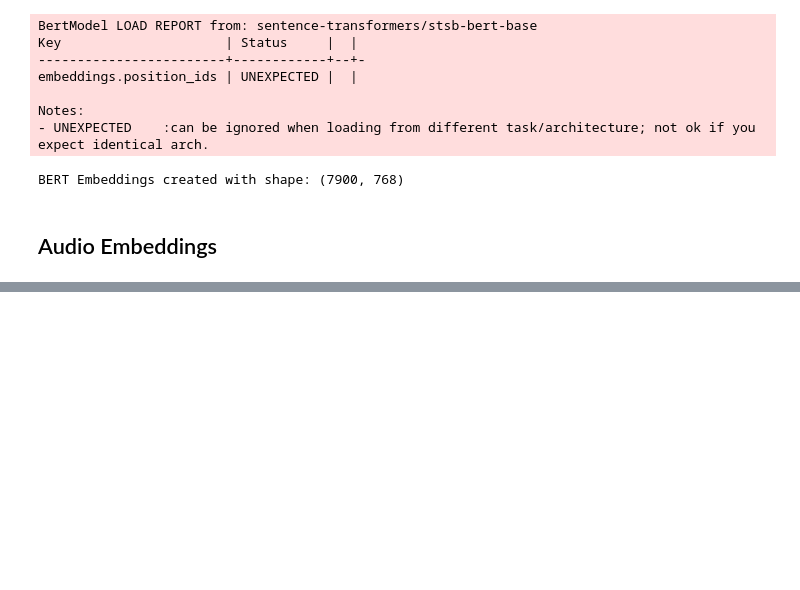
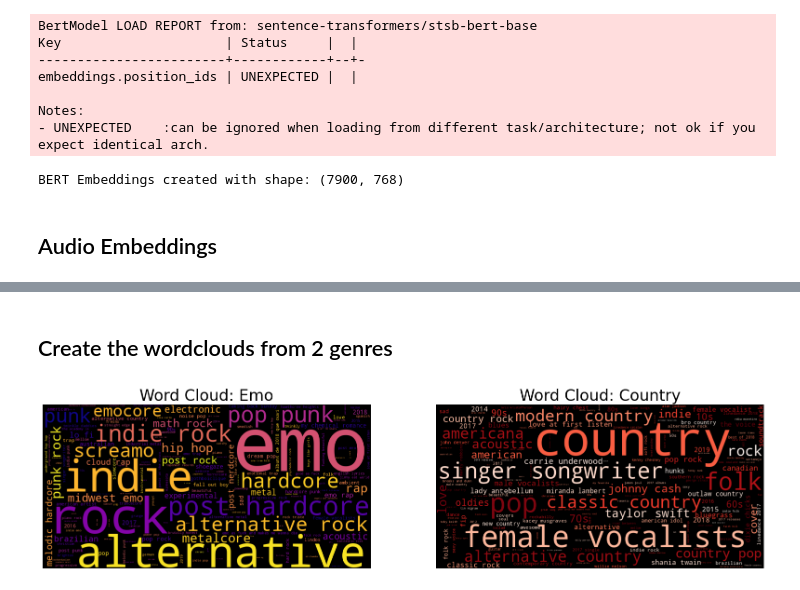
Before and after one commit to antonyza/multimodal-music-analysis, a Jupyter notebook: part1.ipynb, the cells around one changed output, grey strips where cells are left out. Drawn from its saved outputs; the diff is of its cells as text; code cells hidden in the pictures; blank space fills up the shorter version.

Commit message:
created wordclouds

```diff
--- a/part1.ipynb
+++ b/part1.ipynb
@@ -341,0 +435,46 @@ Auto-encoder embeddings created with shape: (7900,)
+# %% [markdown]
+## Create the wordclouds from 2 genres
+# %%
+from wordcloud import WordCloud
+import itertools
+from collections import Counter
+
+# merge with genres on id
+df_genre_tags = pd.merge(df_id_tags, df_merged[['id', 'genre']], on='id', how='inner')
+
+# select 2 genres from our 5 selected
+genre1 = 'emo'
+genre2 = 'country'
+
+# filter on genre1 by finding the rows which have this genre
+mask_genre1 = df_genre_tags['genre'].apply(lambda genres_list: genre1 in genres_list)
+tags_genre1 = df_genre_tags[mask_genre1]['tags'] # tags of songs belonging to genre1
+tags_genre1 = list(itertools.chain.from_iterable(tags_genre1)) # put them all in a list
+freq_genre1 = Counter(tags_genre1) # and measure their frequency
+
+# filter on genre2
+mask_genre2 = df_genre_tags['genre'].apply(lambda genres_list: genre2 in genres_list)
+tags_genre2 = df_genre_tags[mask_genre2]['tags']
+tags_genre2 = list(itertools.chain.from_iterable(tags_genre2))
+freq_genre2 = Counter(tags_genre2)
+
+# create the word clouds from the frequencies
+wc1 = WordCloud(width=800, height=400, background_color='black', colormap='plasma', random_state=100).generate_from_frequencies(freq_genre1)
+wc2 = WordCloud(width=800, height=400, background_color='black', colormap='Reds', random_state=100).generate_from_frequencies(freq_genre2)
+
+# and plot
+fig, axes = plt.subplots(1, 2, figsize=(20, 10))
+
+# 1st wordcloud
+axes[0].imshow(wc1, interpolation='bilinear')
+axes[0].set_title(f'Word Cloud: {genre1.capitalize()}', fontsize=24)
+axes[0].axis('off')
+
+# 2nd
+axes[1].imshow(wc2, interpolation='bilinear')
+axes[1].set_title(f'Word Cloud: {genre2.capitalize()}', fontsize=24)
+axes[1].axis('off')
+
+plt.show()
+# %% [output]
+[figure, added]
```
Also changed, not shown: parts of 6 cells of this notebook.
